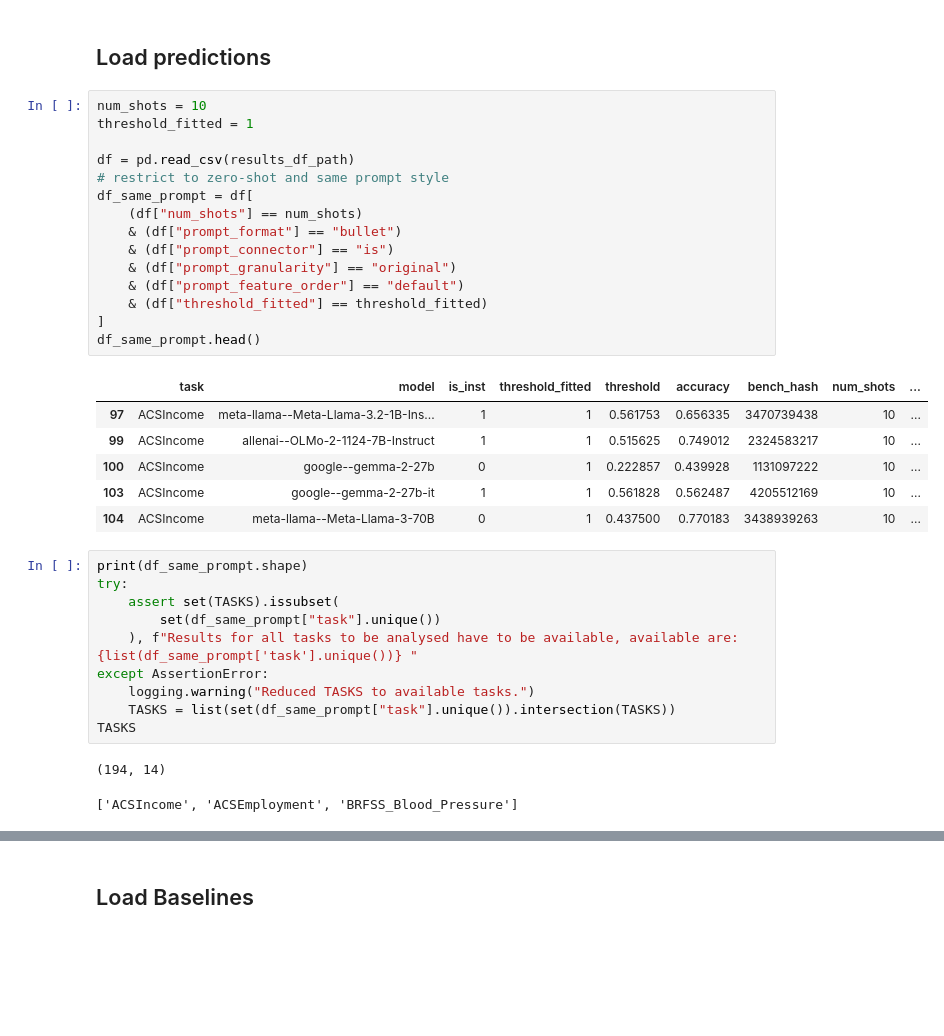
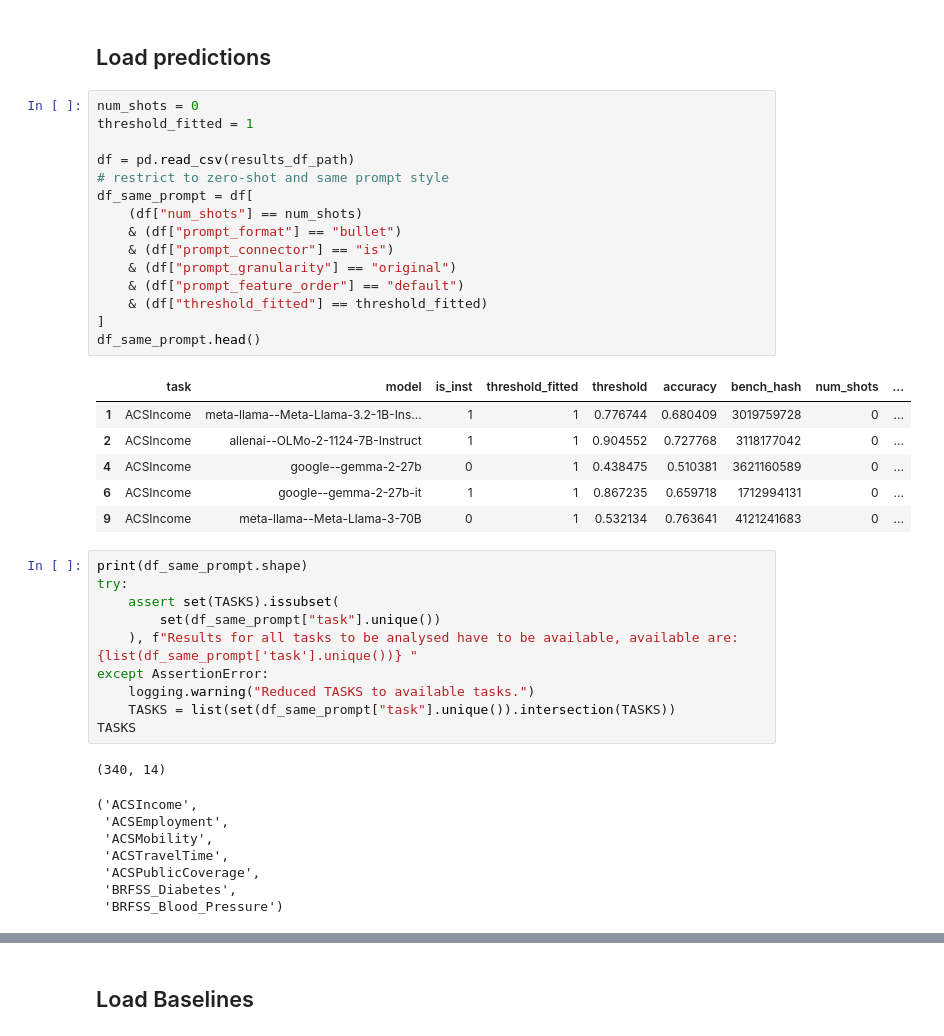
Before and after one commit to milagorecki/monoculture-multiplicity-paper, a Jupyter notebook: notebooks/experiments/same-prompt/general-performance.ipynb, the cells around one changed output, grey strips where cells are left out. Cells and saved outputs as stored; diff of their text form; blank space fills up the shorter version.

```diff
--- a/notebooks/experiments/same-prompt/general-performance.ipynb
+++ b/notebooks/experiments/same-prompt/general-performance.ipynb
@@ -68,27 +69,27 @@ BRFSS_Blood_Pressure
 # %% [markdown]
 ## Load predictions
 # %%
-num_shots = 10
+num_shots = 0
 threshold_fitted = 1
 
 df = pd.read_csv(results_df_path)
 # restrict to zero-shot and same prompt style
 df_same_prompt = df[
     (df["num_shots"] == num_shots)
     & (df["prompt_format"] == "bullet")
     & (df["prompt_connector"] == "is")
     & (df["prompt_granularity"] == "original")
     & (df["prompt_feature_order"] == "default")
     & (df["threshold_fitted"] == threshold_fitted)
 ]
 df_same_prompt.head()
 # %% [output]
 |  | task | model | is_inst | threshold_fitted | threshold | accuracy | bench_hash | num_shots | ... |
-| 97 | ACSIncome | meta-llama--Meta-Llama-3.2-1B-Ins... | 1 | 1 | 0.561753 | 0.656335 | 3470739438 | 10 | ... |
-| 99 | ACSIncome | allenai--OLMo-2-1124-7B-Instruct | 1 | 1 | 0.515625 | 0.749012 | 2324583217 | 10 | ... |
-| 100 | ACSIncome | google--gemma-2-27b | 0 | 1 | 0.222857 | 0.439928 | 1131097222 | 10 | ... |
-| 103 | ACSIncome | google--gemma-2-27b-it | 1 | 1 | 0.561828 | 0.562487 | 4205512169 | 10 | ... |
-| 104 | ACSIncome | meta-llama--Meta-Llama-3-70B | 0 | 1 | 0.437500 | 0.770183 | 3438939263 | 10 | ... |
+| 1 | ACSIncome | meta-llama--Meta-Llama-3.2-1B-Ins... | 1 | 1 | 0.776744 | 0.680409 | 3019759728 | 0 | ... |
+| 2 | ACSIncome | allenai--OLMo-2-1124-7B-Instruct | 1 | 1 | 0.904552 | 0.727768 | 3118177042 | 0 | ... |
+| 4 | ACSIncome | google--gemma-2-27b | 0 | 1 | 0.438475 | 0.510381 | 3621160589 | 0 | ... |
+| 6 | ACSIncome | google--gemma-2-27b-it | 1 | 1 | 0.867235 | 0.659718 | 1712994131 | 0 | ... |
+| 9 | ACSIncome | meta-llama--Meta-Llama-3-70B | 0 | 1 | 0.532134 | 0.763641 | 4121241683 | 0 | ... |
 # %%
 print(df_same_prompt.shape)
 try:
@@ -100,8 +101,14 @@ except AssertionError:
     TASKS = list(set(df_same_prompt["task"].unique()).intersection(TASKS))
 TASKS
 # %% [output]
-(194, 14)
+(340, 14)
-['ACSIncome', 'ACSEmployment', 'BRFSS_Blood_Pressure']
+('ACSIncome',
+ 'ACSEmployment',
+ 'ACSMobility',
+ 'ACSTravelTime',
+ 'ACSPublicCoverage',
+ 'BRFSS_Diabetes',
+ 'BRFSS_Blood_Pressure')
 # %%
 risk_scores = load_model_outputs_same_prompt(
     df_same_prompt, tasks=TASKS, return_risk_scores=True
```
Also changed, not shown: parts of 17 cells of this notebook, 6 other files.
